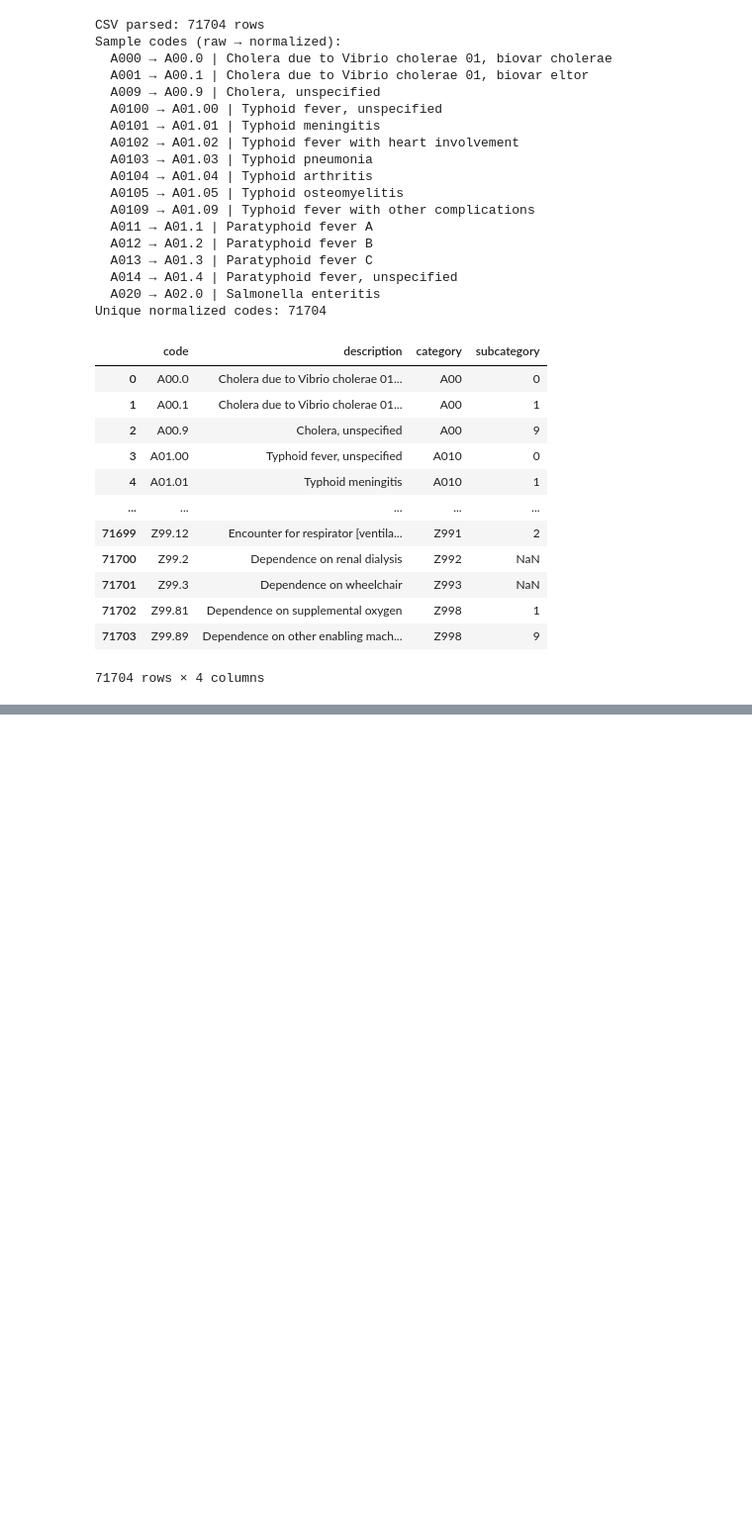
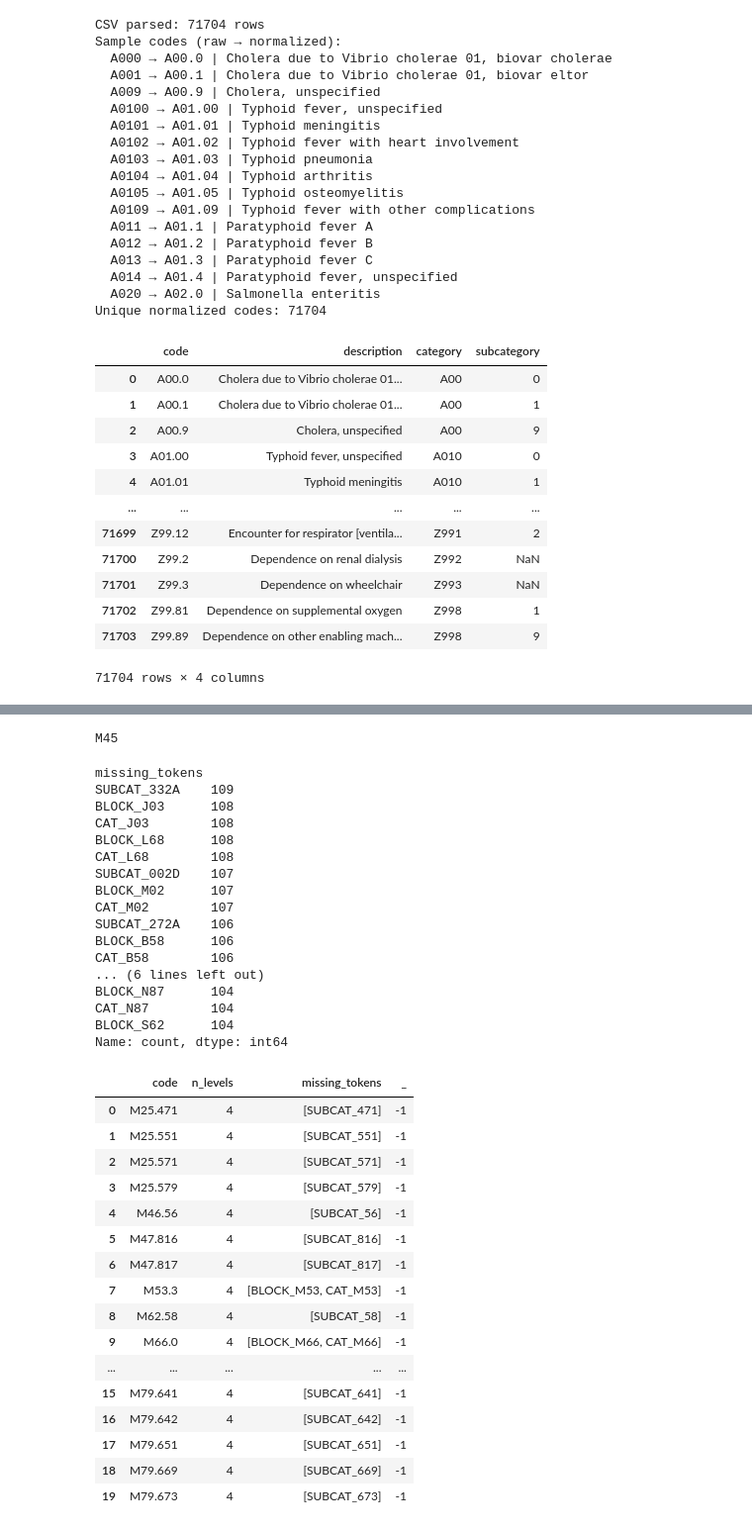
Before and after one commit to Rahul-1100/medicalModelling, a Jupyter notebook: test.ipynb, the cells around one changed output, grey strips where cells are left out. Shown at 99% size. Cells and saved outputs as stored; diff of their text form; code cells hidden in the pictures; blank space fills up the shorter version.

```diff
--- a/test.ipynb
+++ b/test.ipynb
@@ -185,0 +187,10 @@ print(df)
+# %%
+from transformers import AutoTokenizer
+tok = AutoTokenizer.from_pretrained("./unified_icd10_gemma_tokenizer")
+vocab = tok.get_vocab()
+
+chap    = {t for t in vocab if t.startswith("CHAP_")}
+block   = {t for t in vocab if t.startswith("BLOCK_")}
+cat     = {t for t in vocab if t.startswith("CAT_")}
+subcat  = {t for t in vocab if t.startswith("SUBCAT_")}
+print(len(chap), len(block), len(cat), len(subcat))
@@ -185,0 +260,47 @@ print(df)
+# %%
+code = "M45.A12"
+cat,subcat = code.split('.')
+# print(cat)
+if cat[0].isdigit():
+    print("yes")
+# %% [output]
+M45
+# %%
+miss_df = pd.DataFrame([r for r in results if r[2]], columns=["code","n_levels","missing_tokens","_"])
+print(miss_df["missing_tokens"].explode().value_counts().head(20))
+miss_df.head(20)
+# %% [output]
+missing_tokens
+SUBCAT_332A    109
+BLOCK_J03      108
+CAT_J03        108
+BLOCK_L68      108
+CAT_L68        108
+SUBCAT_002D    107
+BLOCK_M02      107
+CAT_M02        107
+SUBCAT_272A    106
+BLOCK_B58      106
+CAT_B58        106
+... (6 lines left out)
+BLOCK_N87      104
+CAT_N87        104
+BLOCK_S62      104
+Name: count, dtype: int64
+|  | code | n_levels | missing_tokens | _ |
+| 0 | M25.471 | 4 | [SUBCAT_471] | -1 |
+| 1 | M25.551 | 4 | [SUBCAT_551] | -1 |
+| 2 | M25.571 | 4 | [SUBCAT_571] | -1 |
+| 3 | M25.579 | 4 | [SUBCAT_579] | -1 |
+| 4 | M46.56 | 4 | [SUBCAT_56] | -1 |
+| 5 | M47.816 | 4 | [SUBCAT_816] | -1 |
+| 6 | M47.817 | 4 | [SUBCAT_817] | -1 |
+| 7 | M53.3 | 4 | [BLOCK_M53, CAT_M53] | -1 |
+| 8 | M62.58 | 4 | [SUBCAT_58] | -1 |
+| 9 | M66.0 | 4 | [BLOCK_M66, CAT_M66] | -1 |
+| ... | ... | ... | ... | ... |
+| 15 | M79.641 | 4 | [SUBCAT_641] | -1 |
+| 16 | M79.642 | 4 | [SUBCAT_642] | -1 |
+| 17 | M79.651 | 4 | [SUBCAT_651] | -1 |
+| 18 | M79.669 | 4 | [SUBCAT_669] | -1 |
+| 19 | M79.673 | 4 | [SUBCAT_673] | -1 |
```
Also changed, not shown: parts of 7 cells of this notebook, 4 other files.
